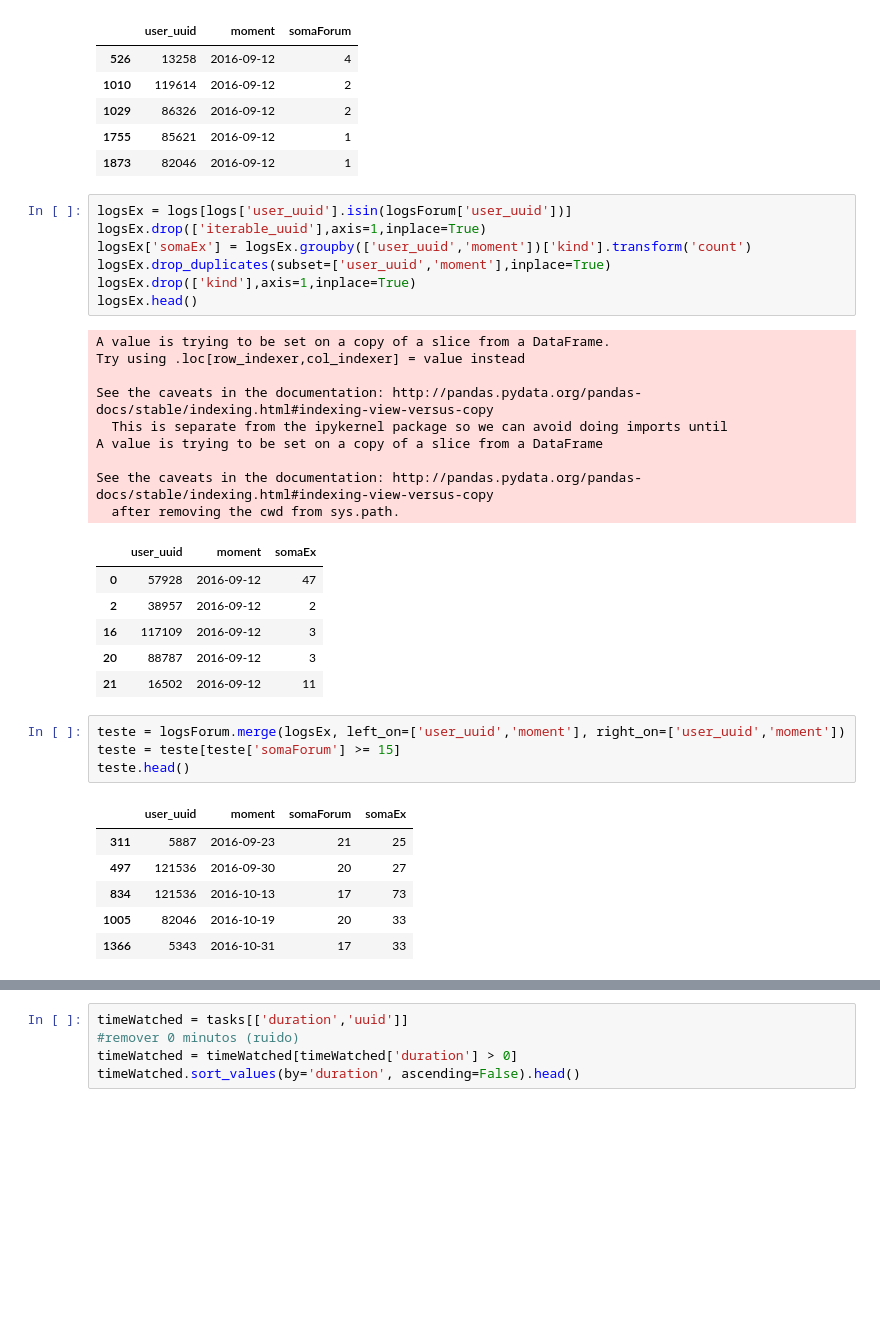
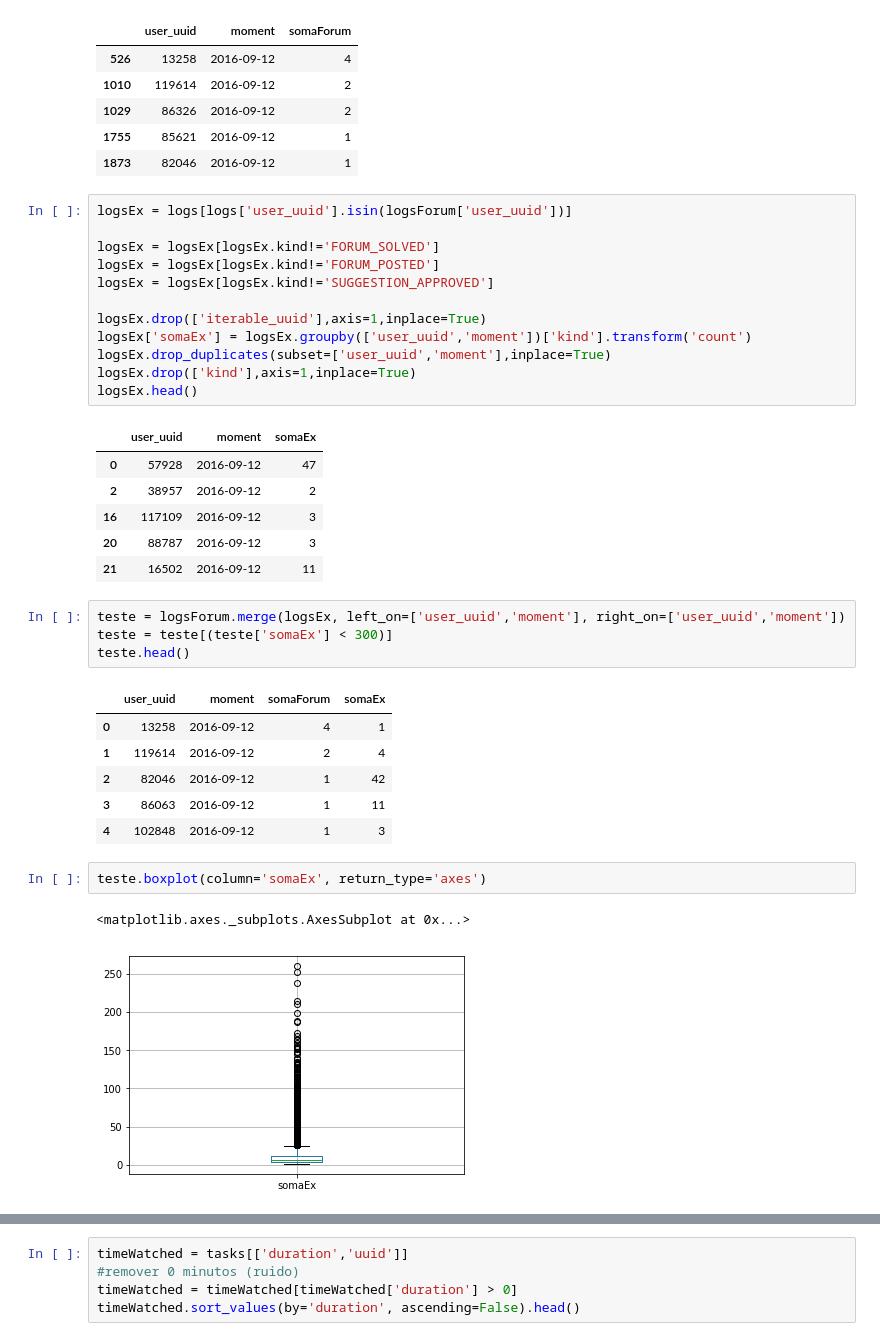
Before and after one commit to jo-nsc/distance-education-2020, a Jupyter notebook: analise_perfil_alunos.ipynb, the cells around one changed output, grey strips where cells are left out. Drawn from its saved outputs; the diff is of its cells as text; blank space fills up the shorter version.

```diff
--- a/analise_perfil_alunos.ipynb
+++ b/analise_perfil_alunos.ipynb
@@ -108,21 +118,17 @@ logsForum.head()
 | 1873 | 82046 | 2016-09-12 | 1 |
 # %%
 logsEx = logs[logs['user_uuid'].isin(logsForum['user_uuid'])]
+
+logsEx = logsEx[logsEx.kind!='FORUM_SOLVED']
+logsEx = logsEx[logsEx.kind!='FORUM_POSTED']
+logsEx = logsEx[logsEx.kind!='SUGGESTION_APPROVED']
+
 logsEx.drop(['iterable_uuid'],axis=1,inplace=True)
 logsEx['somaEx'] = logsEx.groupby(['user_uuid','moment'])['kind'].transform('count')
 logsEx.drop_duplicates(subset=['user_uuid','moment'],inplace=True)
 logsEx.drop(['kind'],axis=1,inplace=True)
 logsEx.head()
 # %% [output]
-A value is trying to be set on a copy of a slice from a DataFrame.
-Try using .loc[row_indexer,col_indexer] = value instead
-
-See the caveats in the documentation: http://pandas.pydata.org/pandas-docs/stable/indexing.html#indexing-view-versus-copy
-  This is separate from the ipykernel package so we can avoid doing imports until
-A value is trying to be set on a copy of a slice from a DataFrame
-
-See the caveats in the documentation: http://pandas.pydata.org/pandas-docs/stable/indexing.html#indexing-view-versus-copy
-  after removing the cwd from sys.path.
 |  | user_uuid | moment | somaEx |
 | 0 | 57928 | 2016-09-12 | 47 |
 | 2 | 38957 | 2016-09-12 | 2 |
@@ -131,12 +137,17 @@ See the caveats in the documentation: http://pandas.pydata.org/pandas-docs/stabl
 | 21 | 16502 | 2016-09-12 | 11 |
 # %%
 teste = logsForum.merge(logsEx, left_on=['user_uuid','moment'], right_on=['user_uuid','moment'])
-teste = teste[teste['somaForum'] >= 15]
+teste = teste[(teste['somaEx'] < 300)]
 teste.head()
 # %% [output]
 |  | user_uuid | moment | somaForum | somaEx |
-| 311 | 5887 | 2016-09-23 | 21 | 25 |
-| 497 | 121536 | 2016-09-30 | 20 | 27 |
-| 834 | 121536 | 2016-10-13 | 17 | 73 |
-| 1005 | 82046 | 2016-10-19 | 20 | 33 |
-| 1366 | 5343 | 2016-10-31 | 17 | 33 |
+| 0 | 13258 | 2016-09-12 | 4 | 1 |
+| 1 | 119614 | 2016-09-12 | 2 | 4 |
+| 2 | 82046 | 2016-09-12 | 1 | 42 |
+| 3 | 86063 | 2016-09-12 | 1 | 11 |
+| 4 | 102848 | 2016-09-12 | 1 | 3 |
+# %%
+teste.boxplot(column='somaEx', return_type='axes')
+# %% [output]
+<matplotlib.axes._subplots.AxesSubplot at 0x...>
+[figure, added]
```
Also changed, not shown: parts of 10 cells of this notebook.
